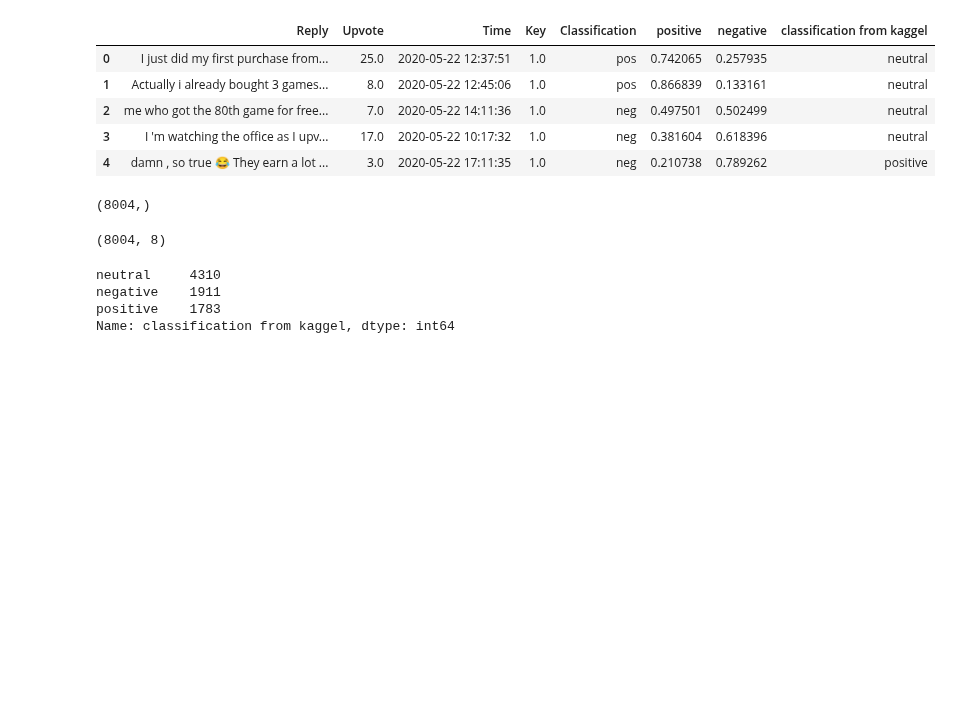
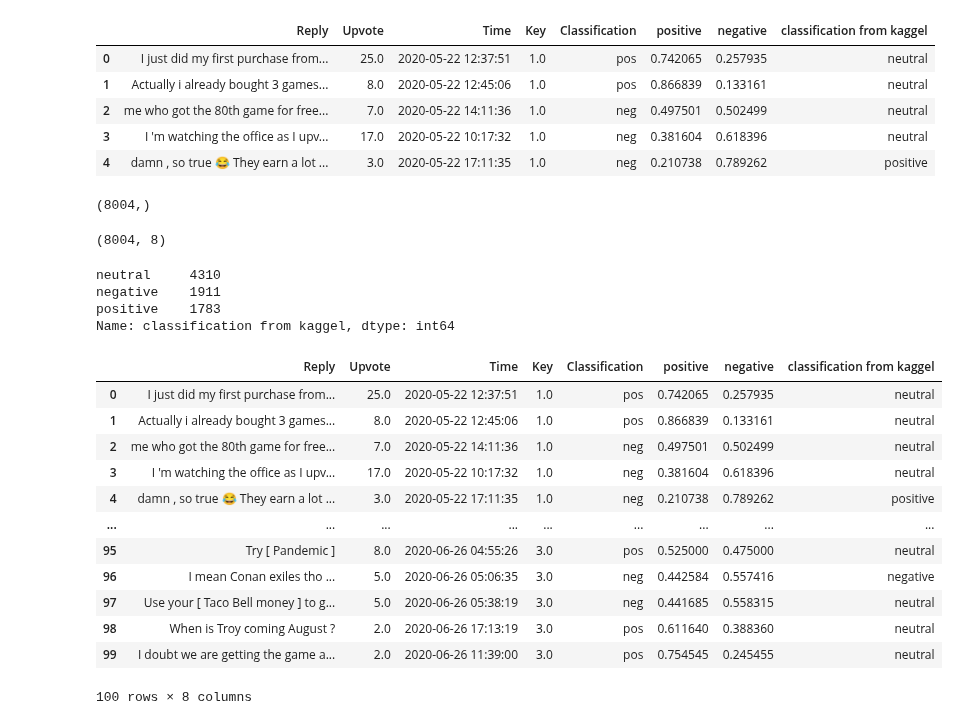
Before and after one commit to Sakyawira/Sentiment-Analysis, a Jupyter notebook: Data exploration.ipynb, the cells around one changed output. Drawn from its saved outputs; the diff is of its cells as text; code cells hidden in the pictures; blank space fills up the shorter version.

```diff
--- a/Data exploration.ipynb
+++ b/Data exploration.ipynb
@@ -272,3 +272,19 @@ neutral     4310
 negative    1911
 positive    1783
 Name: classification from kaggel, dtype: int64
+# %%
+df2.head(100)
+# %% [output]
+|  | Reply | Upvote | Time | Key | Classification | positive | negative | classification from kaggel |
+| 0 | I just did my first purchase from... | 25.0 | 2020-05-22 12:37:51 | 1.0 | pos | 0.742065 | 0.257935 | neutral |
+| 1 | Actually i already bought 3 games... | 8.0 | 2020-05-22 12:45:06 | 1.0 | pos | 0.866839 | 0.133161 | neutral |
+| 2 | me who got the 80th game for free... | 7.0 | 2020-05-22 14:11:36 | 1.0 | neg | 0.497501 | 0.502499 | neutral |
+| 3 | I 'm watching the office as I upv... | 17.0 | 2020-05-22 10:17:32 | 1.0 | neg | 0.381604 | 0.618396 | neutral |
+| 4 | damn , so true 😂 They earn a lot ... | 3.0 | 2020-05-22 17:11:35 | 1.0 | neg | 0.210738 | 0.789262 | positive |
+| ... | ... | ... | ... | ... | ... | ... | ... | ... |
+| 95 | Try [ Pandemic ] | 8.0 | 2020-06-26 04:55:26 | 3.0 | pos | 0.525000 | 0.475000 | neutral |
+| 96 | I mean Conan exiles tho ... | 5.0 | 2020-06-26 05:06:35 | 3.0 | neg | 0.442584 | 0.557416 | negative |
+| 97 | Use your [ Taco Bell money ] to g... | 5.0 | 2020-06-26 05:38:19 | 3.0 | neg | 0.441685 | 0.558315 | neutral |
+| 98 | When is Troy coming August ? | 2.0 | 2020-06-26 17:13:19 | 3.0 | pos | 0.611640 | 0.388360 | neutral |
+| 99 | I doubt we are getting the game a... | 2.0 | 2020-06-26 11:39:00 | 3.0 | pos | 0.754545 | 0.245455 | neutral |
+100 rows × 8 columns
```
